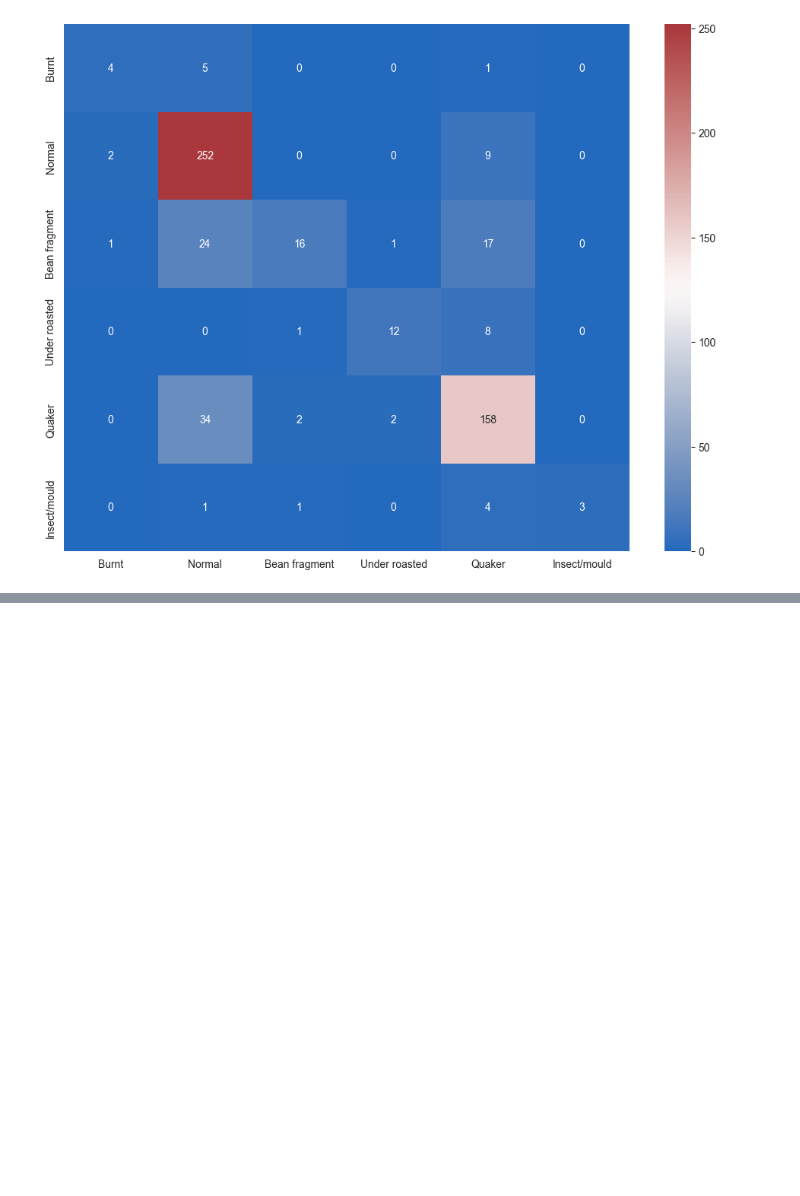
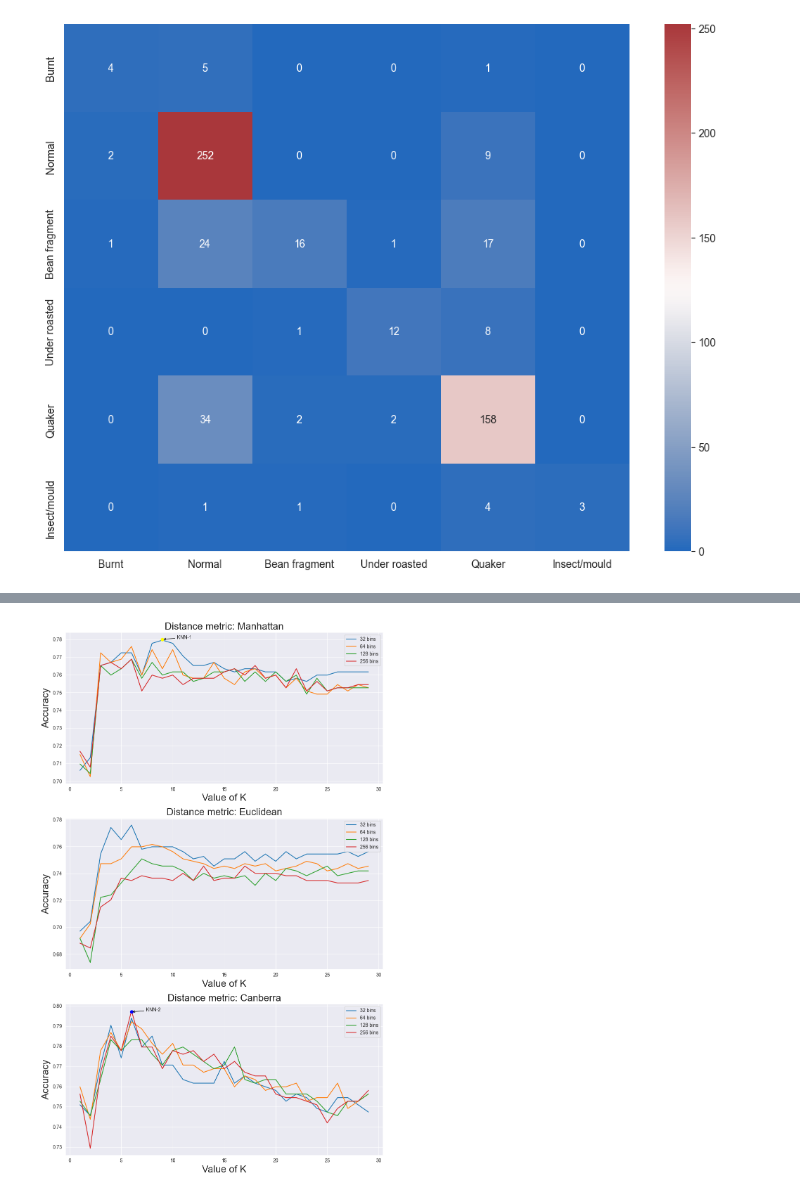
Before and after one commit to dont-text-me/PRBX-work, a Jupyter notebook: implementation/classifier-KNN.ipynb, the cells around one changed output, grey strips where cells are left out. Saved outputs shown, nothing was run; the diff lists cells and outputs as text; code cells hidden in the pictures; blank space fills up the shorter version.

```diff
--- a/implementation/classifier-KNN.ipynb
+++ b/implementation/classifier-KNN.ipynb
@@ -287,0 +296,44 @@ weighted avg      0.747     0.771     0.725       558
+# %%
+manhattan = [res for res in knn_gridsearch if res["metric"] == "manhattan"]
+euclidean = [res for res in knn_gridsearch if res["metric"] == "euclidean"]
+canberra = [res for res in knn_gridsearch if res["metric"] == "canberra"]
+# %%
+FONTSIZE = 20
+fig, ax = plt.subplots(3, 1, figsize=(10, 16))
+for bin_count in [32, 64, 128, 256]:
+    for idx, results in enumerate([manhattan, euclidean, canberra]):
+        ax[idx].plot(
+            [res["k"] for res in results if res["bins"] == bin_count],
+            [res["acc"] for res in results if res["bins"] == bin_count],
+            label=f"{bin_count} bins",
+        )
+        ax[idx].set_xlabel("Value of K", fontsize=FONTSIZE)
+        ax[idx].set_ylabel("Accuracy", fontsize=FONTSIZE)
+        ax[idx].set_title(
+            f'Distance metric: {results[0]["metric"].capitalize()}', fontsize=FONTSIZE
+        )
+        ax[idx].legend()
+
+ax[0].scatter([9], [0.78], color="yellow", marker="o", zorder=2)
+ax[2].scatter([6], [0.797], color="blue", marker="o", zorder=2)
+
+ax[0].annotate(
+    "KNN-1",
+    xy=(9, 0.78),
+    xycoords="data",
+    xytext=(30, 0.77),
+    textcoords="offset points",
+    arrowprops=dict(arrowstyle="->", connectionstyle="arc3", color="black"),
+)
+ax[2].annotate(
+    "KNN-2",
+    xy=(6, 0.797),
+    xycoords="data",
+    xytext=(30, 0.77),
+    textcoords="offset points",
+    arrowprops=dict(arrowstyle="->", connectionstyle="arc3", color="black"),
+)
+fig.tight_layout()
+fig.savefig("../report/figures/gridsearches/knn.png", bbox_inches="tight")
+# %% [output]
+[figure, added]
```
Also changed, not shown: parts of 5 cells of this notebook, 7 other files.
